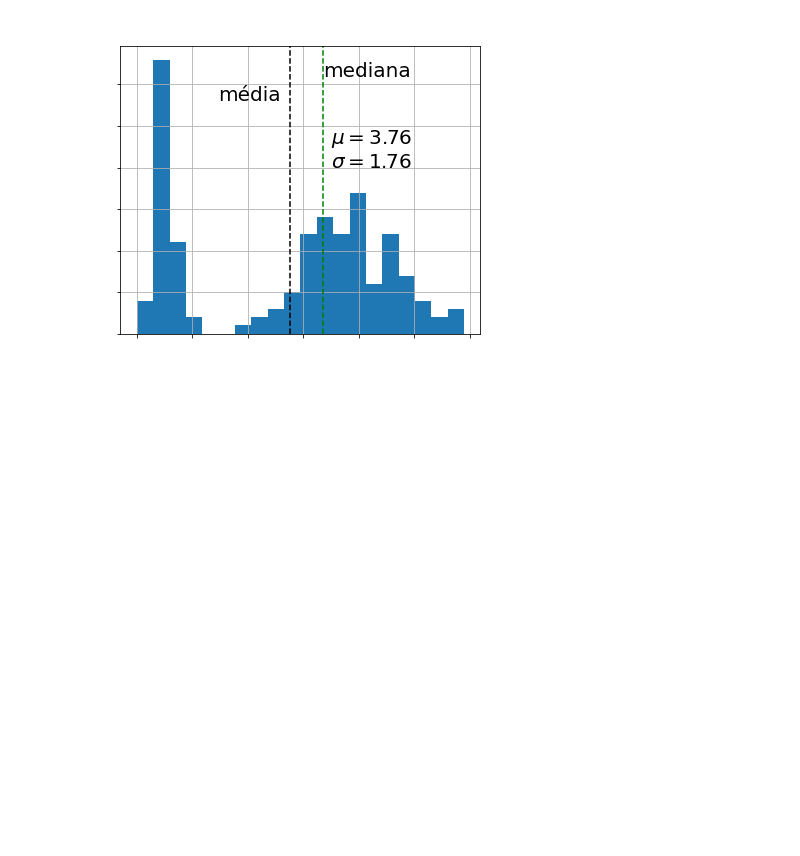
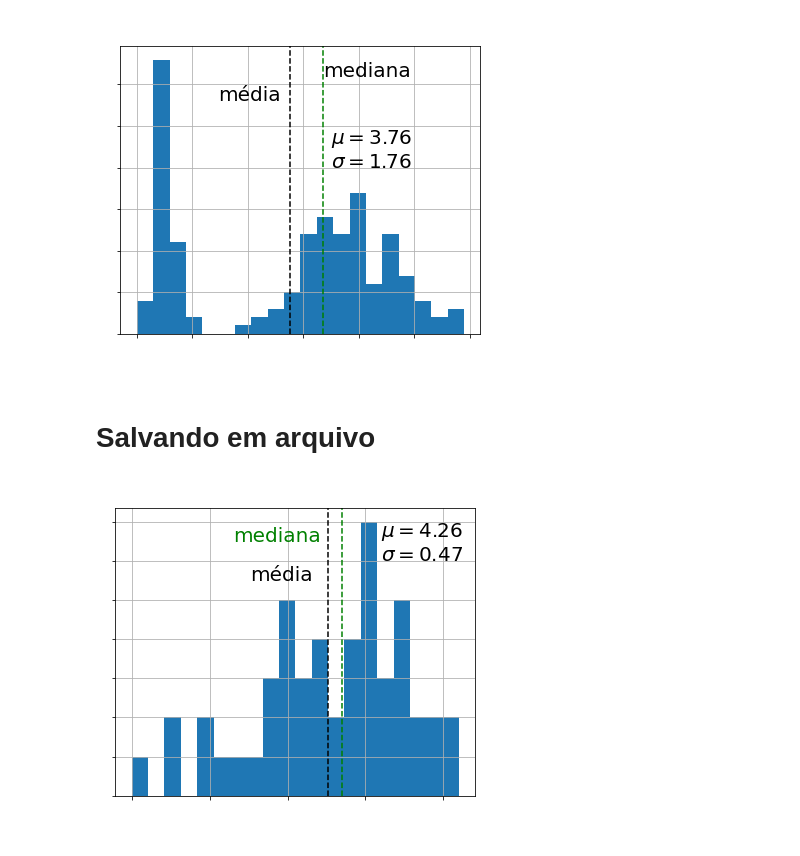
Before and after one commit to MM-coder-bit/Data_Visualization_MatPlotLib, a Jupyter notebook: 2 - Customização matplotlib iris.ipynb, the cells around one changed output. Drawn from its saved outputs; the diff is of its cells as text; code cells hidden in the pictures; blank space fills up the shorter version.

Commit message:
adicionando diversas imagens em apenas uma e salvando em arquivo

```diff
--- a/2 - Customização matplotlib iris.ipynb
+++ b/2 - Customização matplotlib iris.ipynb
@@ -121,3 +124,34 @@ eixo.annotate('mediana', xy=(df['comprimento_pétala'].median(), 31), fontsize=2
 # %% [output]
 Text(4.35, 31, 'mediana')
 [figure]
+# %% [markdown]
+# Salvando em arquivo
+# %%
+# Tipo de iris = Iris-versicolor
+
+fig = plt.figure(figsize=(5,4))
+eixo = fig.add_axes([0,0,1,1])
+
+df_iv = df[df['espécie'] == 'Iris-versicolor']
+
+mu, sigma = df_iv['comprimento_pétala'].mean(), df_iv['comprimento_pétala'].std()
+
+eixo.hist(df_iv['comprimento_pétala'], bins=20)
+eixo.set_title('Iris Versicolor', fontsize=15, pad=10)
+eixo.set_xlabel('Comprimento da pétala', fontsize=15)
+#eixo.tick_params(labelsize=8, labelcolor='w') # tamanho valores do eixo X e Y
+eixo.grid(True)
+
+# Adiconando no gráfico a média e desvio padrão.
+eixo.annotate('$\mu = {0:.2f}$\n$\sigma = {1:.2f}$'.format(mu, sigma),
+               xy=(4.6, 6), fontsize=20)
+# Adiconando no gráfico o tracejado da média
+eixo.axvline(mu, color = 'k', linestyle='--')
+eixo.annotate('média', xy=(mu-0.5, 5.5), fontsize=20)
+# Adiconando no gráfico o tracejado da mediana
+eixo.axvline(df_iv['comprimento_pétala'].median(), color='g', linestyle='--')
+eixo.annotate('mediana', xy=(df_iv['comprimento_pétala'].median()-0.7, 6.5), fontsize=20,color='g')
+
+fig.savefig('./images/histograma_iv.png', bbox_inches='tight')
+# %% [output]
+[figure, added]
```
Also changed, not shown: parts of 6 cells of this notebook, 4 other files.
